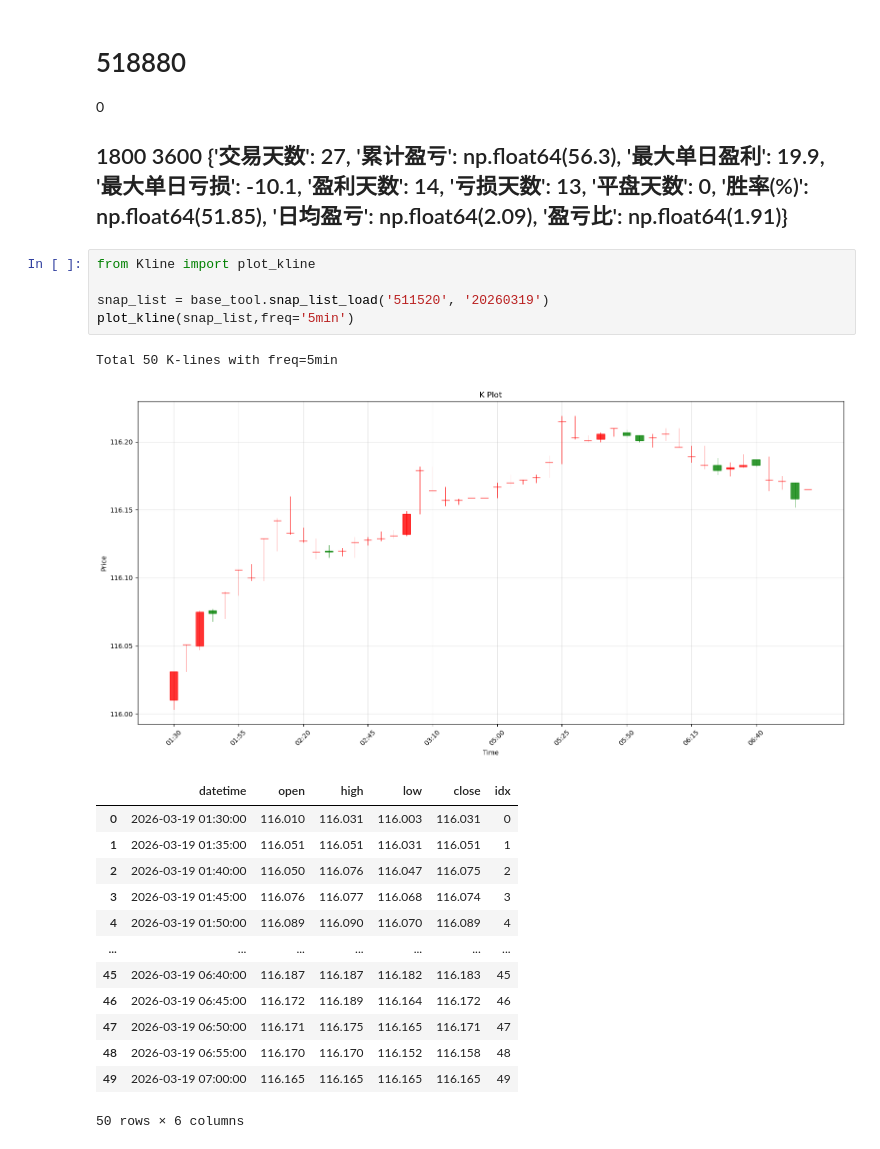
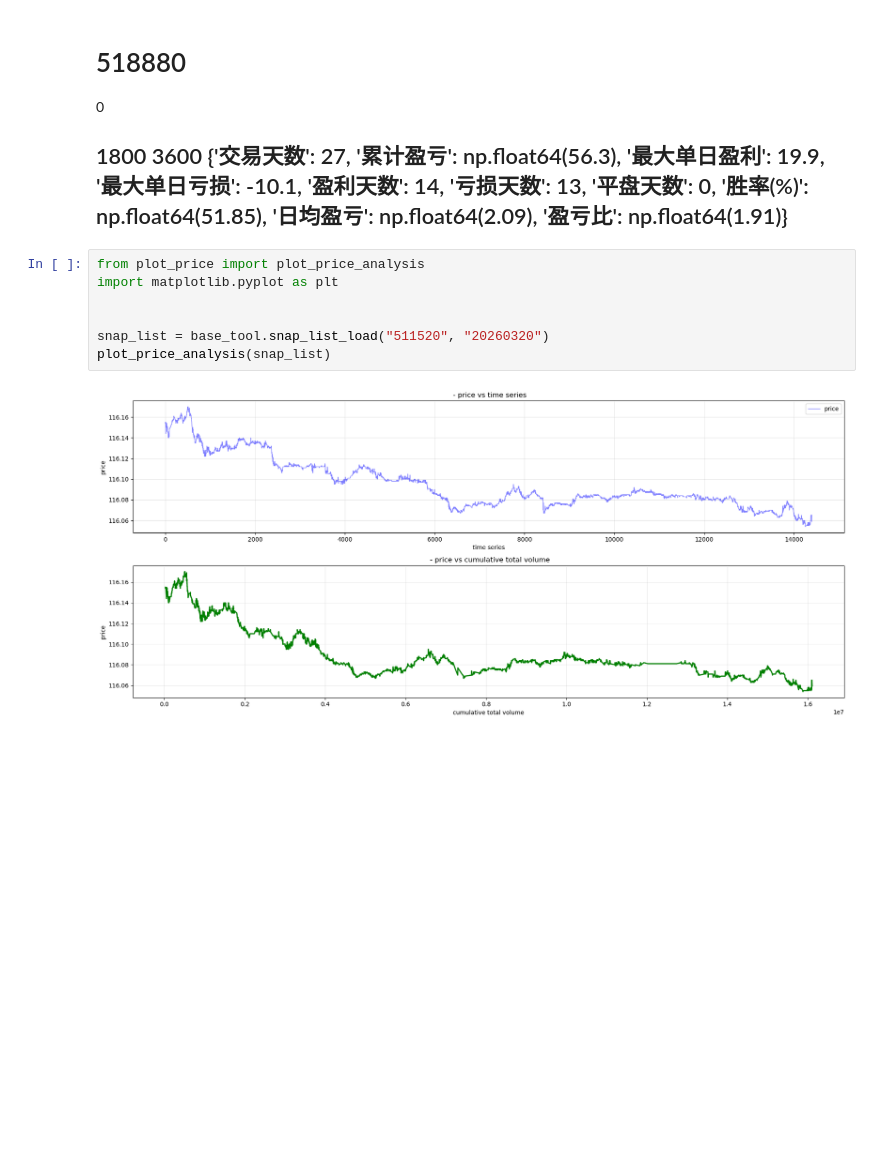
Before and after one commit to artinsophia/Quant-Intern-2026, a Jupyter notebook: simple_MA/test.ipynb, the cells around one changed output. Cells and saved outputs as stored; diff of their text form; blank space fills up the shorter version.

```diff
--- a/simple_MA/test.ipynb
+++ b/simple_MA/test.ipynb
@@ -169,24 +214,12 @@ threshold = 0.001
 # 518880
 0
 ## 1800 3600 {'交易天数': 27, '累计盈亏': np.float64(56.3), '最大单日盈利': 19.9, '最大单日亏损': -10.1, '盈利天数': 14, '亏损天数': 13, '平盘天数': 0, '胜率(%)': np.float64(51.85), '日均盈亏': np.float64(2.09), '盈亏比': np.float64(1.91)}
-# %%
-from Kline import plot_kline
-
-snap_list = base_tool.snap_list_load('511520', '20260319')
-plot_kline(snap_list,freq='5min')
-# %% [output]
-Total 50 K-lines with freq=5min
-[figure, removed]
-|  | datetime | open | high | low | close | idx |
-| 0 | 2026-03-19 01:30:00 | 116.010 | 116.031 | 116.003 | 116.031 | 0 |
-| 1 | 2026-03-19 01:35:00 | 116.051 | 116.051 | 116.031 | 116.051 | 1 |
-| 2 | 2026-03-19 01:40:00 | 116.050 | 116.076 | 116.047 | 116.075 | 2 |
-| 3 | 2026-03-19 01:45:00 | 116.076 | 116.077 | 116.068 | 116.074 | 3 |
-| 4 | 2026-03-19 01:50:00 | 116.089 | 116.090 | 116.070 | 116.089 | 4 |
-| ... | ... | ... | ... | ... | ... | ... |
-| 45 | 2026-03-19 06:40:00 | 116.187 | 116.187 | 116.182 | 116.183 | 45 |
-| 46 | 2026-03-19 06:45:00 | 116.172 | 116.189 | 116.164 | 116.172 | 46 |
-| 47 | 2026-03-19 06:50:00 | 116.171 | 116.175 | 116.165 | 116.171 | 47 |
-| 48 | 2026-03-19 06:55:00 | 116.170 | 116.170 | 116.152 | 116.158 | 48 |
-| 49 | 2026-03-19 07:00:00 | 116.165 | 116.165 | 116.165 | 116.165 | 49 |
-50 rows × 6 columns
+# %%
+from plot_price import plot_price_analysis
+import matplotlib.pyplot as plt
+
+
+snap_list = base_tool.snap_list_load("511520", "20260320")
+plot_price_analysis(snap_list)
+# %% [output]
+[figure, added]
```
Also changed, not shown: parts of 8 cells of this notebook, 3 other files.
